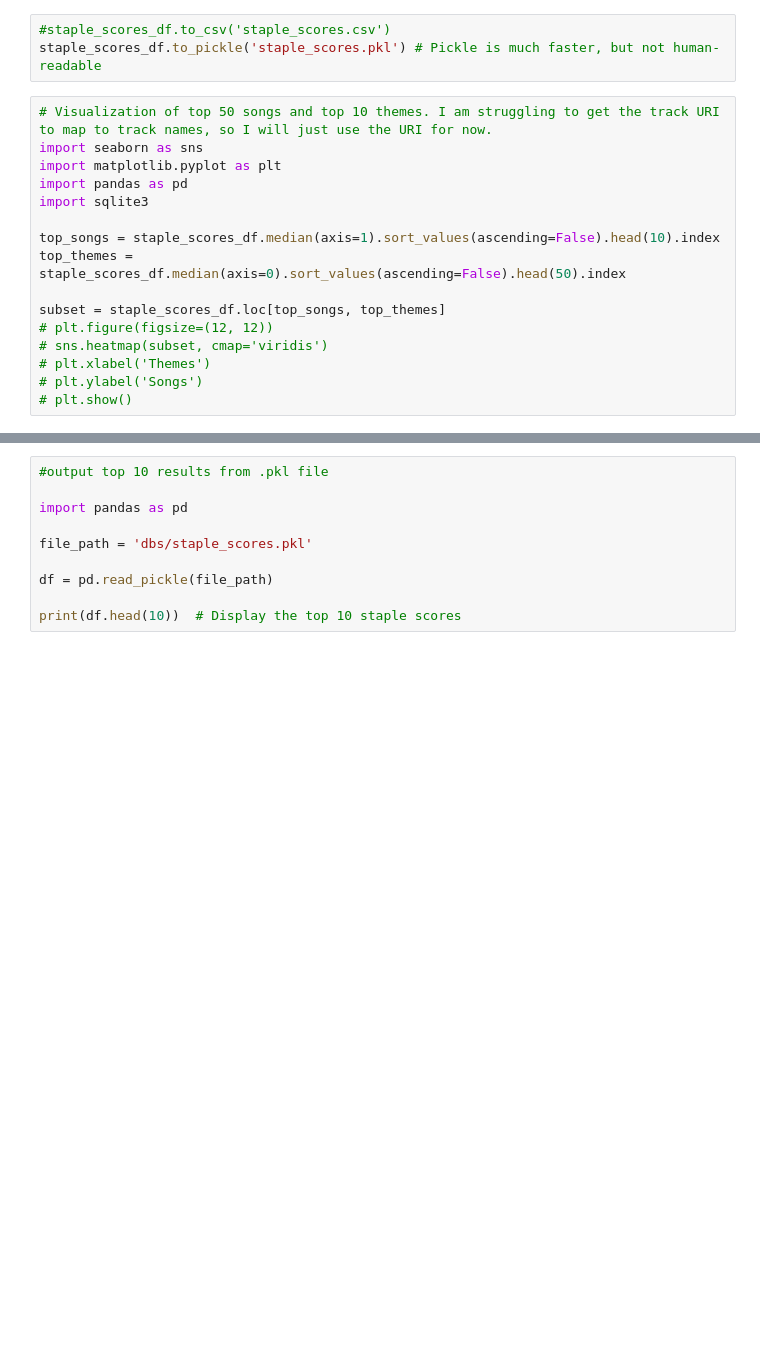
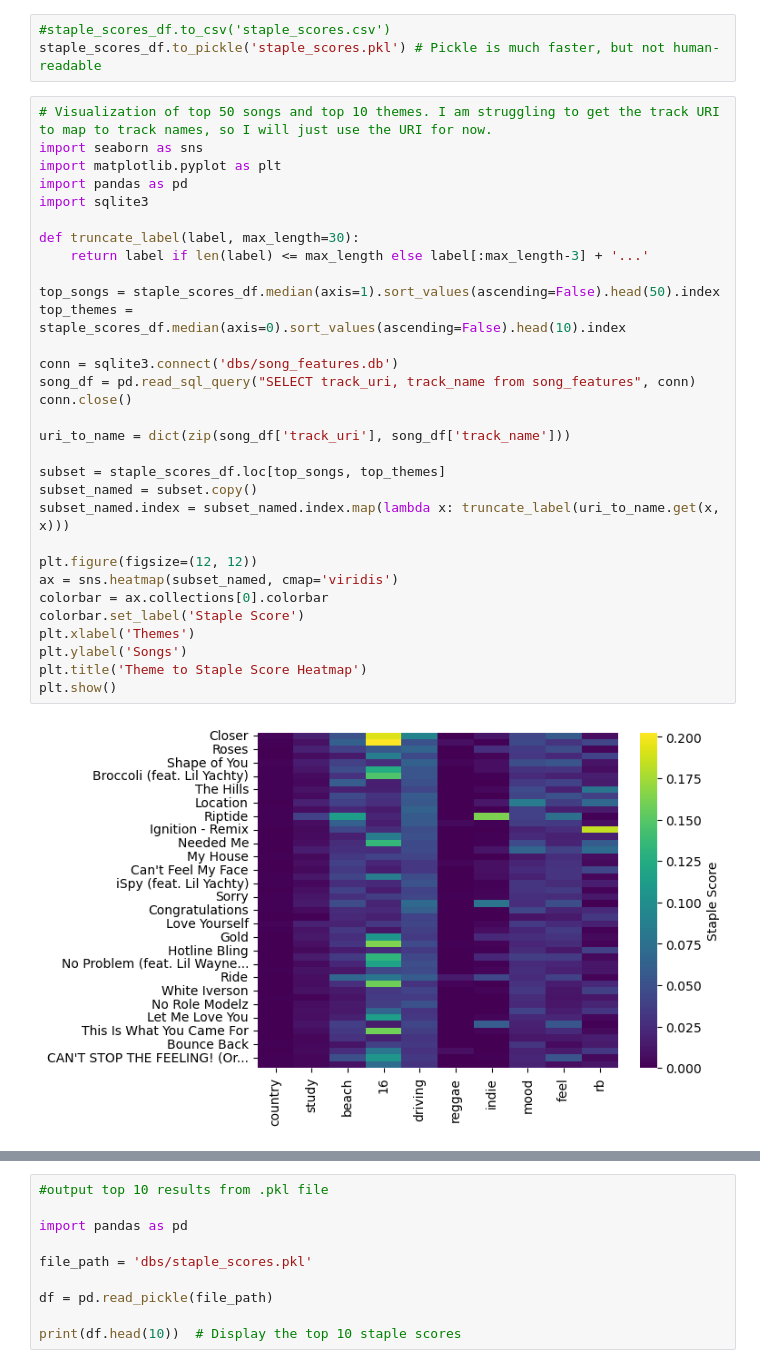
Before and after one commit to rw-w/SpotifySongRoles_CAP4770, a Jupyter notebook: themes_staples.ipynb, the cells around one changed output, grey strips where cells are left out. Saved outputs shown, nothing was run; the diff lists cells and outputs as text; blank space fills up the shorter version.

Commit message:
Final touches
Added additional functionality to the db_inspect script. Added a theme heatmap visual, and updated the master_script to fix bugs with the staple_scores.pkl file

```diff
--- a/themes_staples.ipynb
+++ b/themes_staples.ipynb
@@ -100,16 +100,33 @@ staple_scores_df.to_pickle('staple_scores.pkl') # Pickle is much faster, but not
 # %%
 # Visualization of top 50 songs and top 10 themes. I am struggling to get the track URI to map to track names, so I will just use the URI for now.
 import seaborn as sns
 import matplotlib.pyplot as plt
 import pandas as pd
 import sqlite3
 
-top_songs = staple_scores_df.median(axis=1).sort_values(ascending=False).head(10).index
-top_themes = staple_scores_df.median(axis=0).sort_values(ascending=False).head(50).index
+def truncate_label(label, max_length=30):
+    return label if len(label) <= max_length else label[:max_length-3] + '...'
+
+top_songs = staple_scores_df.median(axis=1).sort_values(ascending=False).head(50).index
+top_themes = staple_scores_df.median(axis=0).sort_values(ascending=False).head(10).index
+
+conn = sqlite3.connect('dbs/song_features.db')
+song_df = pd.read_sql_query("SELECT track_uri, track_name from song_features", conn)
+conn.close()
+
+uri_to_name = dict(zip(song_df['track_uri'], song_df['track_name']))
 
 subset = staple_scores_df.loc[top_songs, top_themes]
-# plt.figure(figsize=(12, 12))
-# sns.heatmap(subset, cmap='viridis')
-# plt.xlabel('Themes')
-# plt.ylabel('Songs')
-# plt.show()
+subset_named = subset.copy()
+subset_named.index = subset_named.index.map(lambda x: truncate_label(uri_to_name.get(x, x)))
+
+plt.figure(figsize=(12, 12))
+ax = sns.heatmap(subset_named, cmap='viridis')
+colorbar = ax.collections[0].colorbar
+colorbar.set_label('Staple Score')
+plt.xlabel('Themes')
+plt.ylabel('Songs')
+plt.title('Theme to Staple Score Heatmap')
+plt.show()
+# %% [output]
+[figure, added]
```
Also changed, not shown: parts of 1 cell of this notebook, 3 other files.
